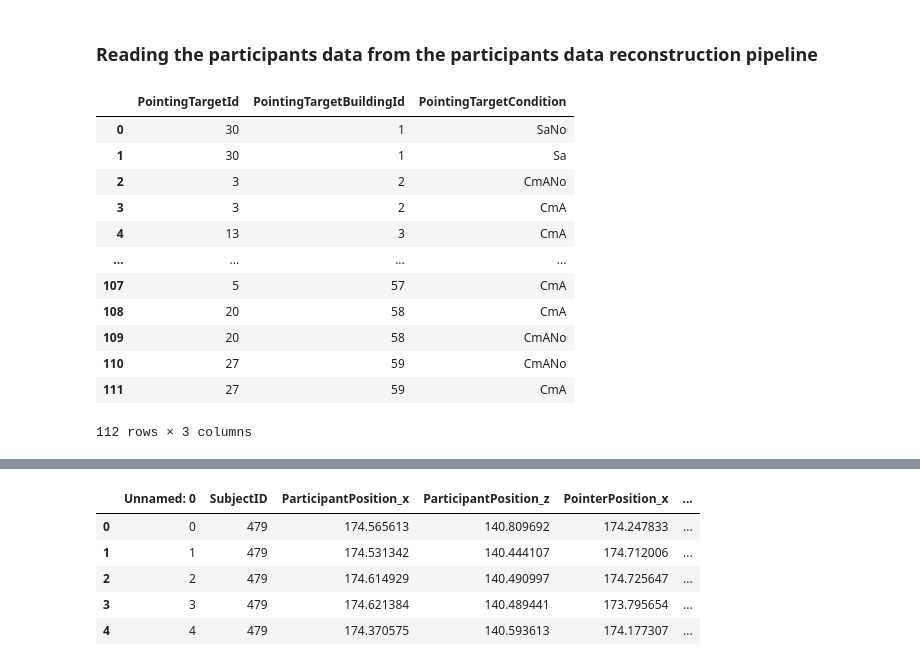
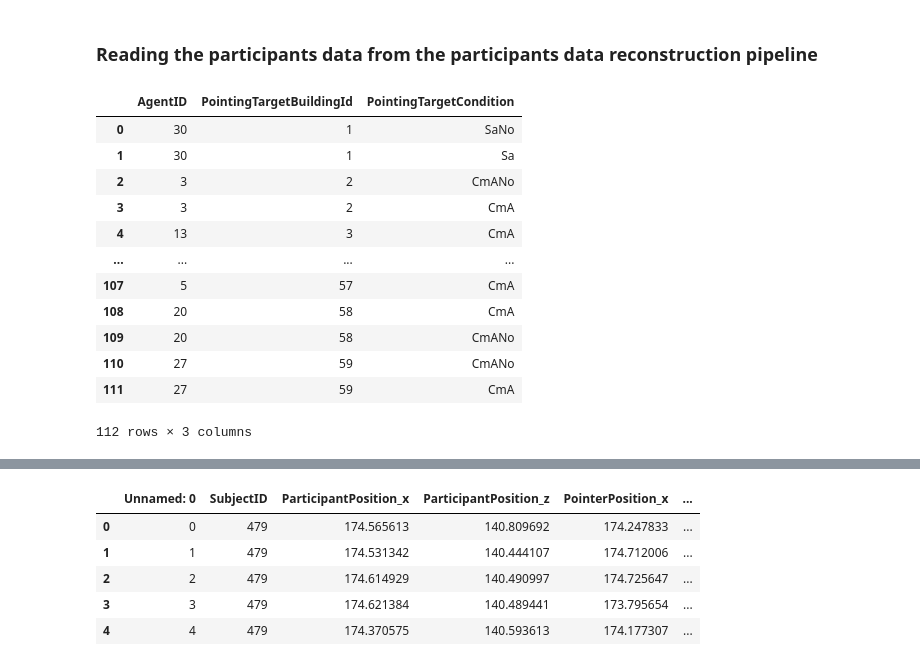
Before and after one commit to tracysanchez/Human_Agents_Impact_Nav, a Jupyter notebook: PointingTask/03_CoordinatesCorrection.ipynb, the cells around one changed output, grey strips where cells are left out. Saved outputs shown, nothing was run; the diff lists cells and outputs as text; code cells hidden in the pictures.

Commit message:
fixed the avatar Id function, lowered the overall processing time. Renamed factor presence. Remamed PointingTargetID for AgentID

```diff
--- a/PointingTask/03_CoordinatesCorrection.ipynb
+++ b/PointingTask/03_CoordinatesCorrection.ipynb
@@ -22,9 +22,9 @@ CorrectedCoordinates.head()
 # %% [markdown]
 ### Reading the participants data from the participants data reconstruction pipeline
 # %%
-CorrectedCoordinates[['PointingTargetId', 'PointingTargetBuildingId', 'PointingTargetCondition']]
+CorrectedCoordinates[['AgentID', 'PointingTargetBuildingId', 'PointingTargetCondition']]
 # %% [output]
-|  | PointingTargetId | PointingTargetBuildingId | PointingTargetCondition |
+|  | AgentID | PointingTargetBuildingId | PointingTargetCondition |
 | 0 | 30 | 1 | SaNo |
 | 1 | 30 | 1 | Sa |
 | 2 | 3 | 2 | CmANo |
```
Also changed, not shown: parts of 6 cells of this notebook, 5 other files.
